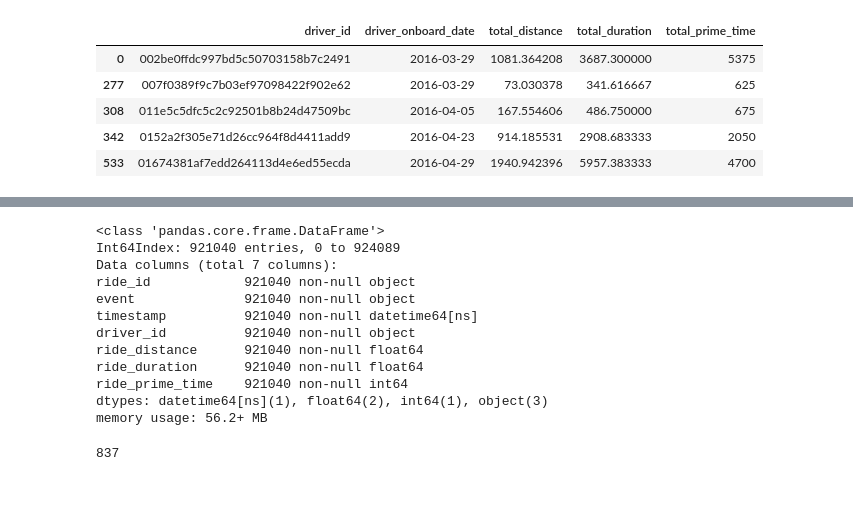
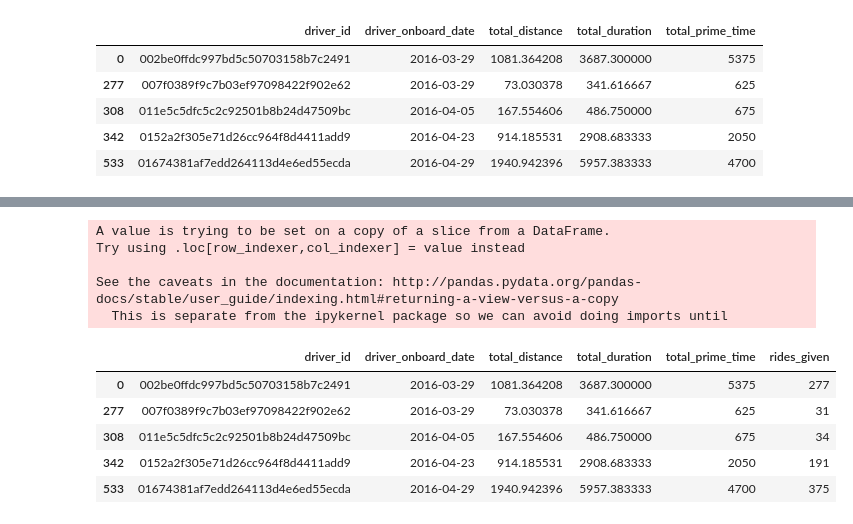
Before and after one commit to AugmentedMode/Lyft-Data-Challenge, a Jupyter notebook: Initial_insights.ipynb, the cells around one changed output, grey strips where cells are left out. Saved outputs shown, nothing was run; the diff lists cells and outputs as text; code cells hidden in the pictures; blank space fills up the shorter version.

Commit message:
building driver dataframe

```diff
--- a/Initial_insights.ipynb
+++ b/Initial_insights.ipynb
@@ -158,22 +158,22 @@ updated_ride_data_df.head()
 | 2 | 00003037a262d9ee40e61b5c0718f7f0 | arrived_at | 2016-06-13 09:44:31 | d967f5296732fa55266b5f1314e7447b | 2.297831 | 18.533333 | 0 |
 | 3 | 00003037a262d9ee40e61b5c0718f7f0 | picked_up_at | 2016-06-13 09:44:33 | d967f5296732fa55266b5f1314e7447b | 2.297831 | 18.533333 | 0 |
 | 4 | 00003037a262d9ee40e61b5c0718f7f0 | dropped_off_at | 2016-06-13 10:03:05 | d967f5296732fa55266b5f1314e7447b | 2.297831 | 18.533333 | 0 |
-# %%
-updat
-# %% [output]
-<class 'pandas.core.frame.DataFrame'>
-Int64Index: 921040 entries, 0 to 924089
-Data columns (total 7 columns):
-ride_id            921040 non-null object
-event              921040 non-null object
-timestamp          921040 non-null datetime64[ns]
-driver_id          921040 non-null object
-ride_distance      921040 non-null float64
-ride_duration      921040 non-null float64
-ride_prime_time    921040 non-null int64
-dtypes: datetime64[ns](1), float64(2), int64(1), object(3)
-memory usage: 56.2+ MB
-# %%
-updated_ride_data_df['driver_id'].nunique()
-# %% [output]
-837
+# %%
+# Holds how many rides driven for a driver
+rides_driven = updated_ride_data_df.groupby('driver_id')['ride_id'].nunique()
+updated_driver_data_df['rides_given'] = rides_driven.values
+# %% [output]
+A value is trying to be set on a copy of a slice from a DataFrame.
+Try using .loc[row_indexer,col_indexer] = value instead
+
+See the caveats in the documentation: http://pandas.pydata.org/pandas-docs/stable/user_guide/indexing.html#returning-a-view-versus-a-copy
+  This is separate from the ipykernel package so we can avoid doing imports until
+# %%
+updated_driver_data_df.head()
+# %% [output]
+|  | driver_id | driver_onboard_date | total_distance | total_duration | total_prime_time | rides_given |
+| 0 | 002be0ffdc997bd5c50703158b7c2491 | 2016-03-29 | 1081.364208 | 3687.300000 | 5375 | 277 |
+| 277 | 007f0389f9c7b03ef97098422f902e62 | 2016-03-29 | 73.030378 | 341.616667 | 625 | 31 |
+| 308 | 011e5c5dfc5c2c92501b8b24d47509bc | 2016-04-05 | 167.554606 | 486.750000 | 675 | 34 |
+| 342 | 0152a2f305e71d26cc964f8d4411add9 | 2016-04-23 | 914.185531 | 2908.683333 | 2050 | 191 |
+| 533 | 01674381af7edd264113d4e6ed55ecda | 2016-04-29 | 1940.942396 | 5957.383333 | 4700 | 375 |
```
Also changed, not shown: parts of 3 cells of this notebook.
